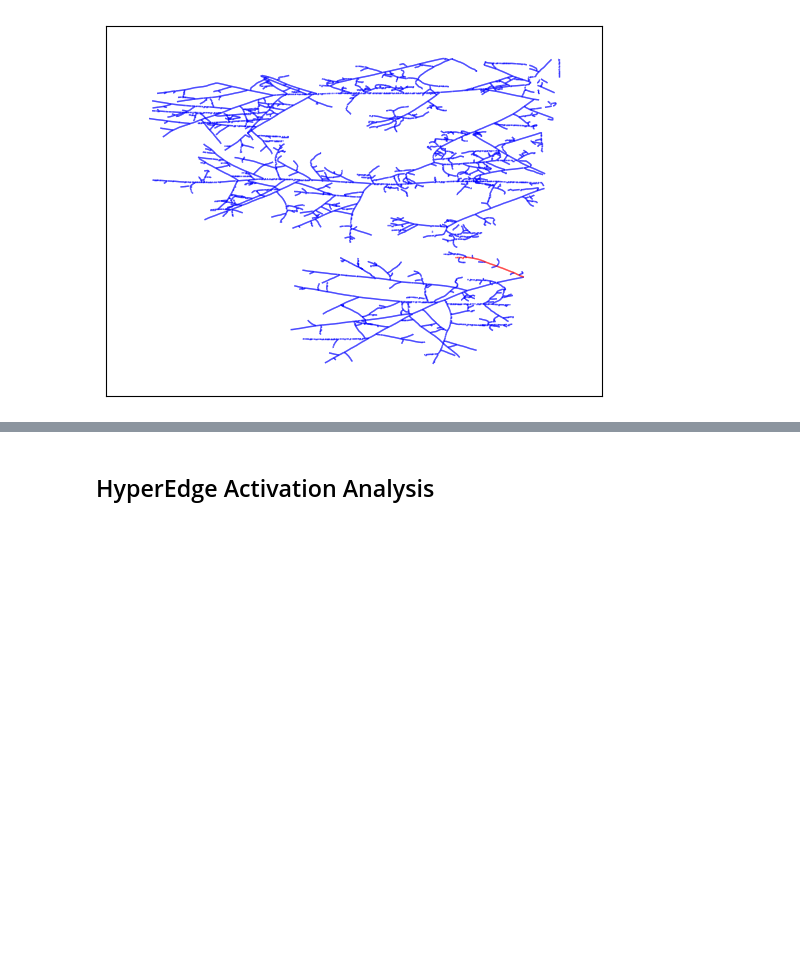
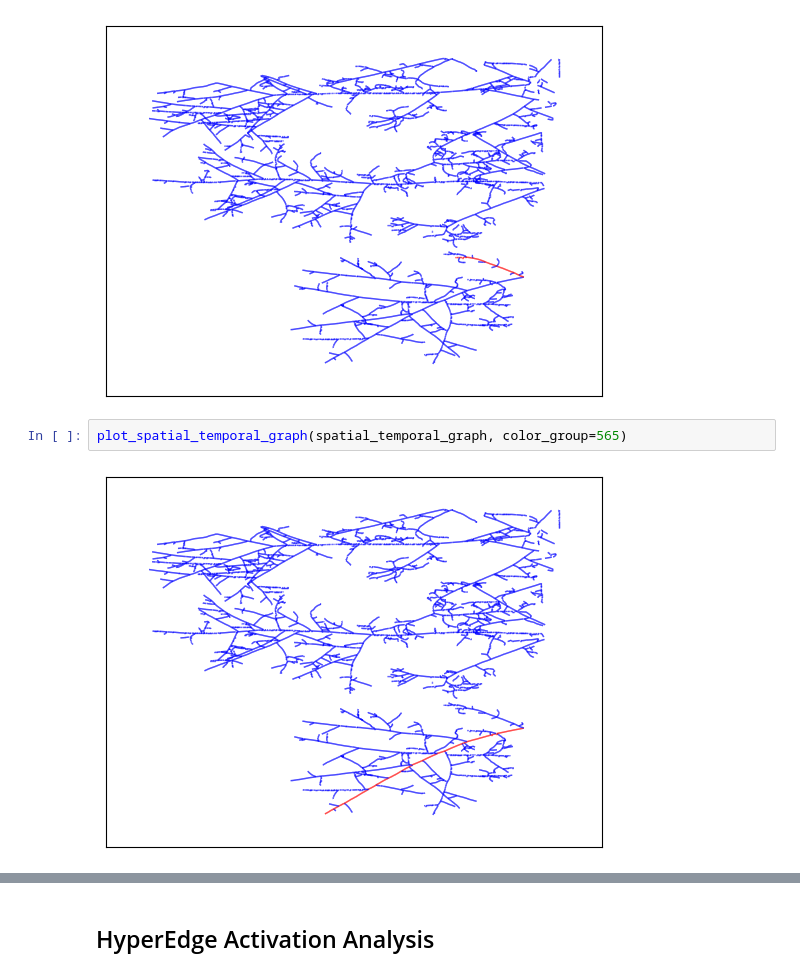
Before and after one commit to amin942001/STHype, a Jupyter notebook: examples/amftrack.ipynb, the cells around one changed output, grey strips where cells are left out. Saved outputs shown, nothing was run; the diff lists cells and outputs as text; blank space fills up the shorter version.

```diff
--- a/examples/amftrack.ipynb
+++ b/examples/amftrack.ipynb
@@ -180,6 +180,10 @@ plot_spatial_temporal_graph(spatial_temporal_graph, color_group='activation', re
 plot_spatial_temporal_graph(spatial_temporal_graph, color_group=5)
 # %% [output]
 [figure]
+# %%
+plot_spatial_temporal_graph(spatial_temporal_graph, color_group=565)
+# %% [output]
+[figure, added]
 # %%
 plot_spatial_temporal_graph_node(spatial_temporal_graph, node=1942, area_size=1000, add_nodes=False, add_initial_nodes=True, color_group='hyperedge')
 # %% [output]
```
Also changed, not shown: parts of 12 cells of this notebook, 2 other files.
